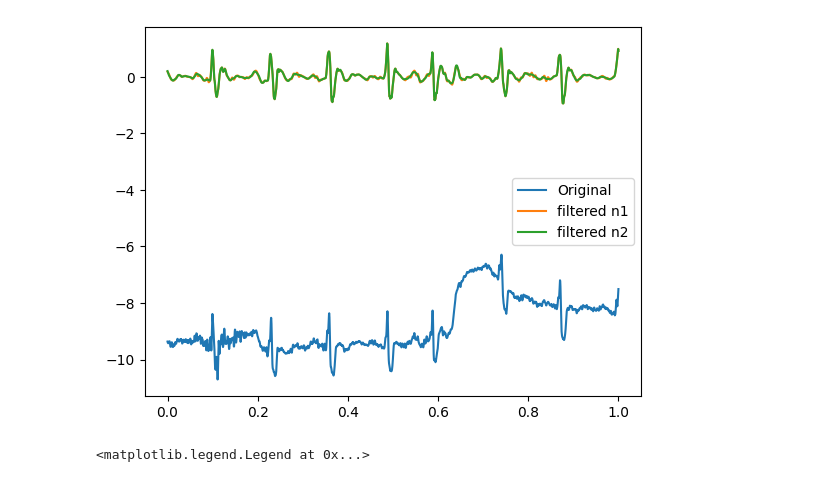
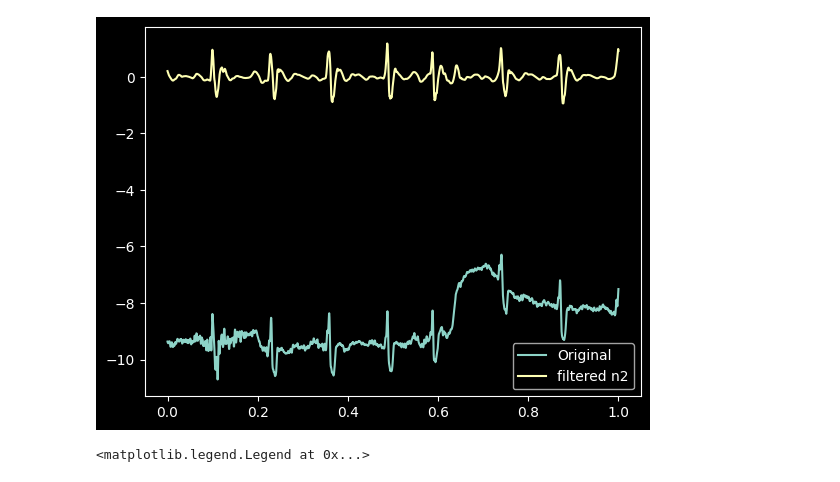
Before and after one commit to JBatRey/tp4assd, a Jupyter notebook: denoise.ipynb, the cells around one changed output. Cells and saved outputs as stored; diff of their text form; code cells hidden in the pictures.

```diff
--- a/denoise.ipynb
+++ b/denoise.ipynb
@@ -5,7 +5,7 @@ import matplotlib.pyplot as plt
 from scipy import signal
 from scipy.signal import filtfilt, butter, iirnotch, lfilter
 from statistics import median, mean
-
+plt.style.use('dark_background')
 # Load ECG signal
 ecg_signal_list = np.loadtxt('118e00.csv')
 ecg_signal = np.array(ecg_signal_list)
@@ -20,7 +20,7 @@ def filter_signal(signal, n):
     coeffs = pywt.wavedec(signal, wavelet, level=level)
     new_coeffs = []
     for id, coef in enumerate(coeffs):
-        if id==1 or id==2 or id==3:
+        if id==1 or id==2 or id==3 or id==4:
             '''
             mean_arr = np.convolve(abs(coef), np.ones(n) / n, mode='same')
             new_coeff = np.zeros(len(coef))
@@ -44,46 +44,40 @@ def filter_signal2(signal, n):
     # Perform wavelet decomposition
     coeffs = pywt.wavedec(signal, wavelet, level=level)
     new_coeffs = []
     for id, coef in enumerate(coeffs):
         if id==0:
-            '''
-            mean_arr = np.convolve(abs(coef), np.ones(n) / n, mode='same')
-            new_coeff = np.zeros(len(coef))
-            for id, element in enumerate(coef):
-                if abs(coef[id])>mean_arr[id]:
-                    new_coeff[id] = coef[id]
-            new_coeffs.append(new_coeff)
-            '''
             new_coeffs.append(coef)
         elif id==1:
             mean_arr = np.convolve(abs(coef), np.ones(n) / n, mode='same')
             new_coeff = np.zeros(len(coef))
             for id, element in enumerate(coef):
                 if abs(coef[id])>mean_arr[id]:
                     new_coeff[id] = coef[id]
             new_coeffs.append(new_coeff)
         else:
             new_coeffs.append(np.zeros(len(coef)))
 
     # Perform wavelet thresholding
 
     # Reconstruct filtered signal
     ecg_filtered = pywt.waverec(new_coeffs, wavelet)
     return ecg_filtered
     # Plot original and filtered signals
 
 import matplotlib.pyplot as plt
 nums = [5, 10, 25, 60]
 
-t = np.linspace(0, 1, 2000)
-plt.plot(t,ecg_signal[3000:5000], label='Original')
-plt.plot(t, filter_signal(ecg_signal, 25)[3000:5000], label='filtered n1')
-plt.plot(t, filter_signal2(filter_signal(ecg_signal, 25), 25)[3000:5000], label='filtered n2')
+x1 = 3000
+x2 = 5000
+t = np.linspace(0, 1, x2-x1)
+plt.plot(t,ecg_signal[x1:x2], label='Original')
+#plt.plot(t, filter_signal(ecg_signal, 25)[x1:x2], label='filtered n1')
+plt.plot(t, filter_signal2(filter_signal(ecg_signal, 25), 50)[x1:x2], label='filtered n2')
 
 plt.legend()
 plt.show()
 # %% [output]
-[figure, old version]
+[figure, new version]
 # %%
 wavelet = 'db20'
 level = 6
```
Also changed, not shown: parts of 4 cells of this notebook, 2 other files.
